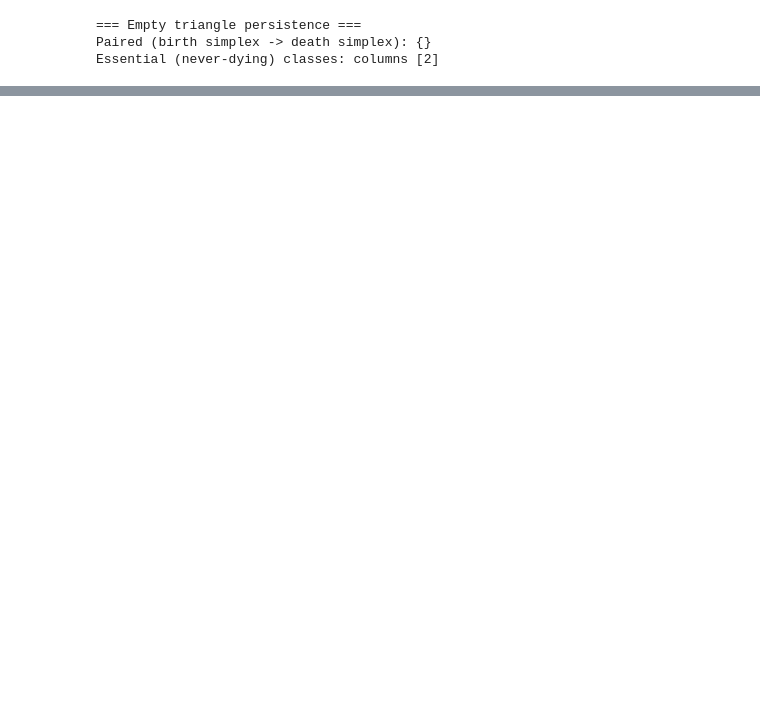
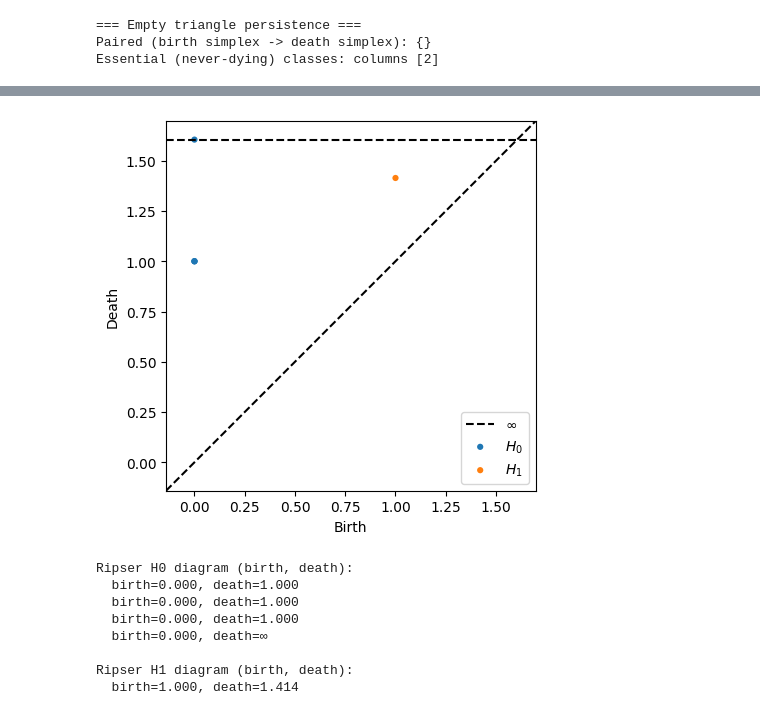
Before and after one commit to AdityaGhildiyal/TDA-Mlops, a Jupyter notebook: notebooks/phase1_appendix_A.ipynb, the cells around one changed output, grey strips where cells are left out. Drawn from its saved outputs; the diff is of its cells as text; code cells hidden in the pictures; blank space fills up the shorter version.

```diff
--- a/notebooks/phase1_appendix_A.ipynb
+++ b/notebooks/phase1_appendix_A.ipynb
@@ -273,0 +242,27 @@ Two empty triangles: b0=0, b1=0
+# %%
+import numpy as np
+import itertools
+import matplotlib.pyplot as plt
+import matplotlib.patches as patches
+from scipy.spatial.distance import cdist
+
+# Four points forming a rough square
+# At increasing epsilon, different simplices appear
+points = np.array([
+    [0.0, 0.0],   # 0: bottom-left
+    [1.0, 0.0],   # 1: bottom-right
+    [1.0, 1.0],   # 2: top-right
+    [0.0, 1.0],   # 3: top-left
+])
+
+# Compute all pairwise distances
+D = cdist(points, points)
+print("Distance matrix:\n", np.round(D, 3))
+
+# Label every edge with its birth epsilon
+edges = [(i, j) for i in range(4) for j in range(i+1, 4)]
+edge_births = {(i, j): D[i, j] for i, j in edges}
+
+print("\nEdge birth times (epsilon when edge appears):")
+for e, b in sorted(edge_births.items(), key=lambda x: x[1]):
+    print(f"  edge {e}: ε = {b:.3f}")
@@ -273,0 +420,26 @@ Two empty triangles: b0=0, b1=0
+# %%
+import ripser
+from persim import plot_diagrams
+
+result = ripser.ripser(points, maxdim=1)
+plot_diagrams(result['dgms'], show=True)
+
+print("\nRipser H0 diagram (birth, death):")
+for pt in result['dgms'][0]:
+    d = f"{pt[1]:.3f}" if pt[1] != np.inf else "∞"
+    print(f"  birth={pt[0]:.3f}, death={d}")
+
+print("\nRipser H1 diagram (birth, death):")
+for pt in result['dgms'][1]:
+    d = f"{pt[1]:.3f}" if pt[1] != np.inf else "∞"
+    print(f"  birth={pt[0]:.3f}, death={d}")
+# %% [output]
+[figure, added]
+Ripser H0 diagram (birth, death):
+  birth=0.000, death=1.000
+  birth=0.000, death=1.000
+  birth=0.000, death=1.000
+  birth=0.000, death=∞
+
+Ripser H1 diagram (birth, death):
+  birth=1.000, death=1.414
```
Also changed, not shown: parts of 8 cells of this notebook.
